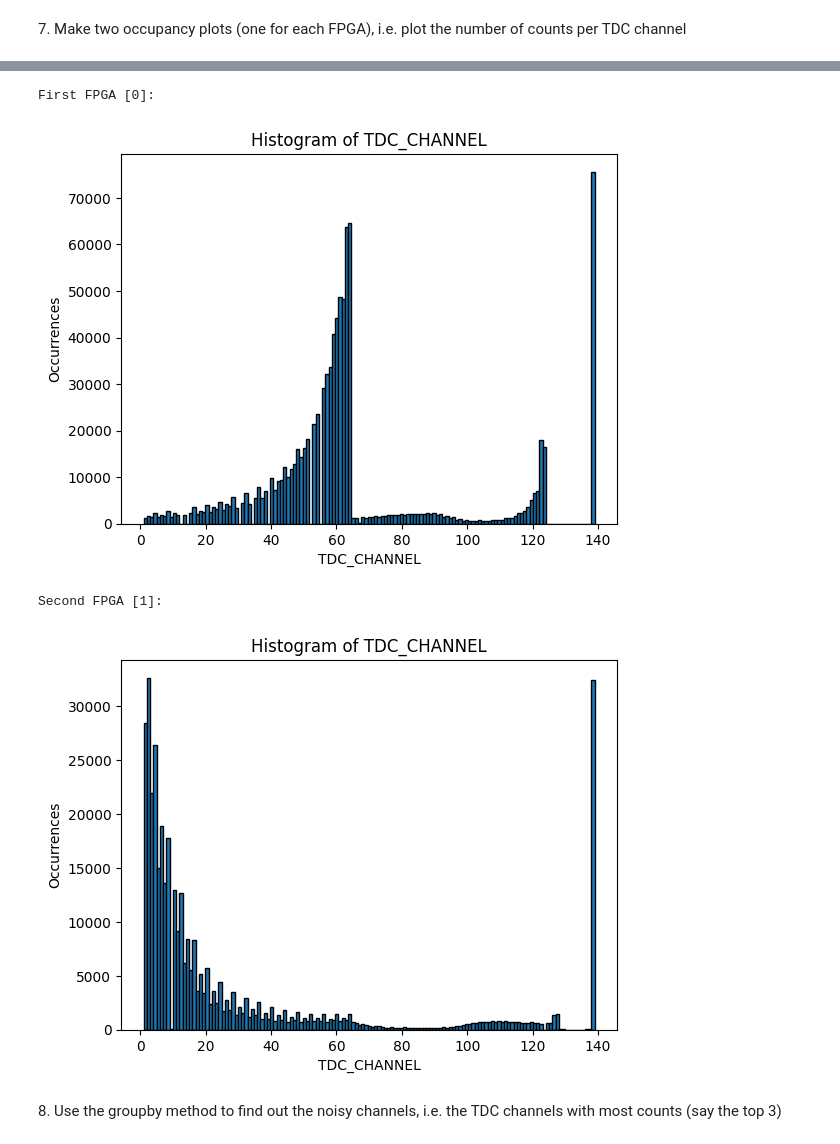
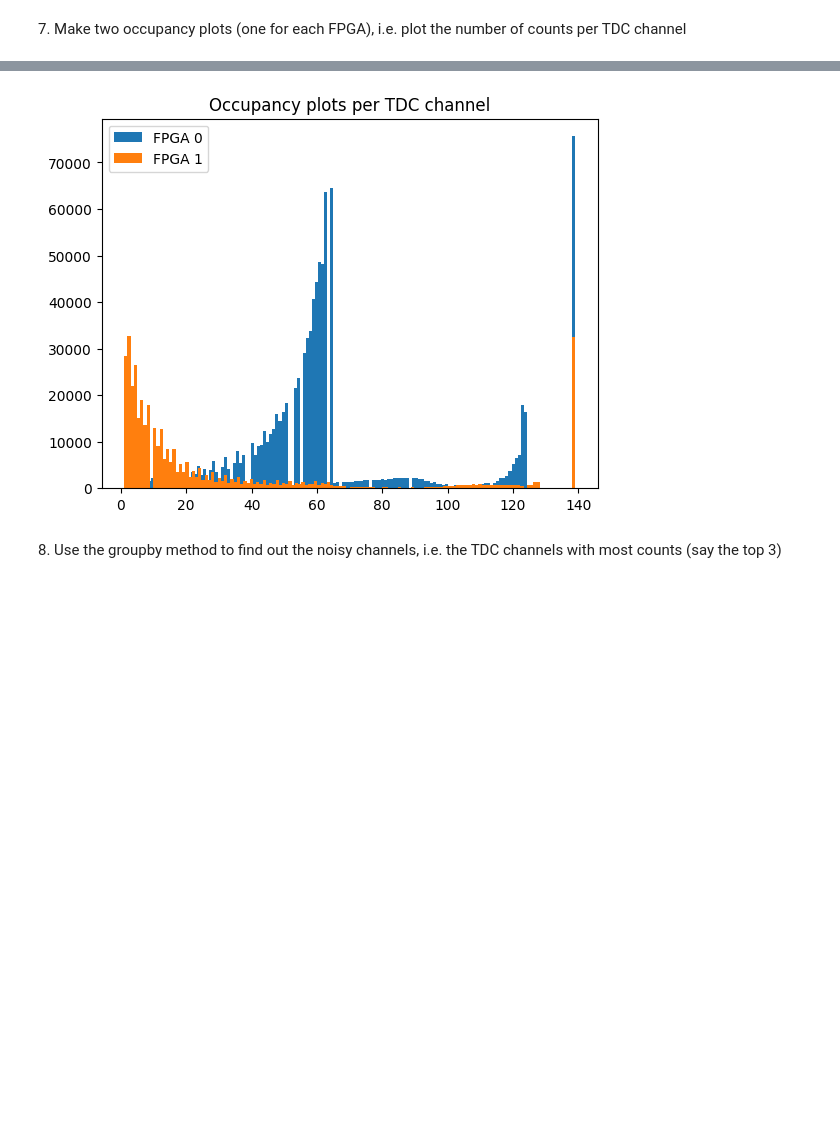
Before and after one commit to gpoccianti/LaboratoryOfComputationalPhysics_Y7, a Jupyter notebook: 06ex_Pandas.ipynb, the cells around one changed output, grey strips where cells are left out. Saved outputs shown, nothing was run; the diff lists cells and outputs as text; code cells hidden in the pictures; blank space fills up the shorter version.

```diff
--- a/06ex_Pandas.ipynb
+++ b/06ex_Pandas.ipynb
@@ -82,0 +40,7 @@ Number of rows (Pandas method): 1310720
+# %%
+import pandas as pd
+
+N=int(1e5)
+df=pd.read_csv("data_000637.txt",nrows=N)
+
+df.head()
@@ -119,0 +56,3 @@ Period of the ''clock'':  8.907500000000001e-05
+# %%
+print("There are", df['BX_COUNTER'].max(), "BX in an orbit")
+x=df['BX_COUNTER'].max()
@@ -128,0 +63,6 @@ Total data taking time: 116.75s
+# %%
+#We read the whole dataset
+df=pd.read_csv("data_000637.txt")
+df["time_ns"]=df["ORBIT_CNT"]*x*25+df["BX_COUNTER"]*25+df["TDC_MEAS"]*25/30
+time_last=df["time_ns"].max()-df["time_ns"].min()
+print("Time last: ",time_last,"ns")
@@ -180,2 +90,9 @@ df1
+# %%
+import numpy as np
+import matplotlib.pyplot as plt
+%matplotlib inline
+head_new=np.random.choice([0,1],len(df))
+df1=df.copy() #new dataset
+df["HEAD"]=head_new
 # %% [markdown]
 6\. Create a new DataFrame that contains only the rows with HEAD=1.
@@ -216,26 +113,15 @@ Name: TDC_CHANNEL, dtype: int64
-# %%
-#We split the datasets in two: one for each FPGA
-dg0= df[df.iloc[:,1]==0]
-dg1= df[df.iloc[:,1]==1]
-
-#Function to plot the histogram
-def hist_df(df,field: str,normalize=True):
-    dg= df[[field]]
-    # Plot the histogram
-    plt.hist(dg[field], bins=139, edgecolor='black',density=normalize)  # 'bins'= number of channels
-    plt.title(f"Histogram of {field}")
-    plt.xlabel(field)
-    plt.ylabel("Occurrences")
-    plt.show()
-
-print("First FPGA [0]: \n")
-hist_df(dg0,"TDC_CHANNEL",normalize=False)
-print("Second FPGA [1]: \n")
-hist_df(dg1,"TDC_CHANNEL",normalize=False)
-# %% [output]
-First FPGA [0]:
-[figure, removed]
-Second FPGA [1]:
-[figure, removed]
+# %%
+df.head()
+
+dg0=df[df["FPGA"]==0]["TDC_CHANNEL"]
+dg1=df[df["FPGA"]==1]["TDC_CHANNEL"]
+
+plt.hist(dg0,bins=149,label="FPGA 0");
+plt.hist(dg1,bins=140, label="FPGA 1");
+plt.legend()
+plt.title("Occupancy plots per TDC channel")
+plt.show()
+# %% [output]
+[figure, added]
 # %% [markdown]
 8\. Use the groupby method to find out the noisy channels, i.e. the TDC channels with most counts (say the top 3)
```
Also changed, not shown: parts of 26 cells of this notebook.
